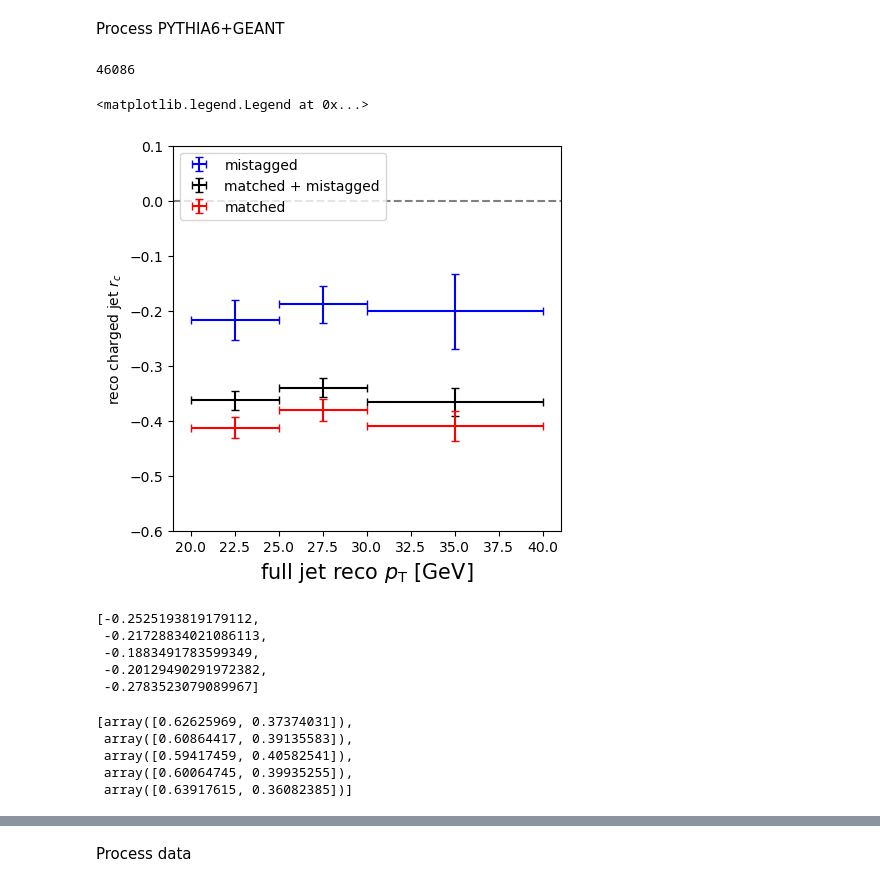
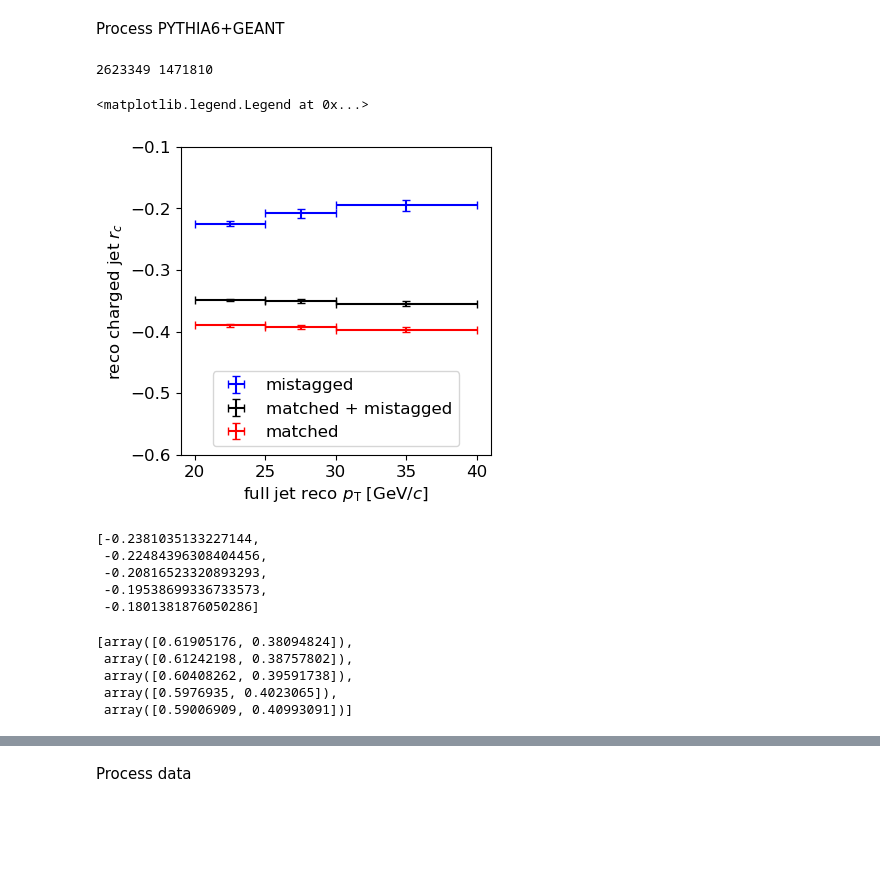
Before and after one commit to y-song/rc, a Jupyter notebook: pp/correction_nominal_detail.ipynb, the cells around one changed output, grey strips where cells are left out. Drawn from its saved outputs; the diff is of its cells as text; code cells hidden in the pictures; blank space fills up the shorter version.

Commit message:
New plots with the 2023 embedding

```diff
--- a/pp/correction_nominal_detail.ipynb
+++ b/pp/correction_nominal_detail.ipynb
@@ -60,11 +60,11 @@ def calc_hist(vals, bins=10, weights=None, density=False):
         errs /= density_int
     return hist, errs, bins
 # %%
-observables1 = ['pt','b','w','reject','pt1','pt2','y1','y2','phi1','phi2','nef','evid']
-observabless1 = ['pts','bs','ws','rejects','pt1s','pt2s','y1s','y2s','phi1s','phi2s','nefs','evids']
+observables1 = ['pt','b','w','y1','y2','phi1','phi2']
+observabless1 = ['pts','bs','ws','y1s','y2s','phi1s','phi2s','nefs']
 # %%
-df_allreco = applyCut(getData(observables1+observabless1, '/vast/palmer/home.grace/ys668/output/run12/all0615_final.root', "MatchedTree"),\
-              'pts>15 and bs!=-9 and reject<=0 and rejects<=0')
+df_allreco = applyCut(getData(observables1+observabless1, '/vast/palmer/home.grace/ys668/output/run12/all050124_rc.root', "MatchedTree"),\
+              'pts>15 and bs!=-9 and w<1')
 # %%
 distance1 = []
 distance2 = []
@@ -81,17 +81,15 @@ for i in range(0,df_allreco.shape[0]):
     distance2.append(np.sqrt(dphi2**2+(df_allreco.iloc[i]['y2']-df_allreco.iloc[i]['y2s'])**2))
 df_allreco['distance1'] = distance1
 df_allreco['distance2'] = distance2
-# %%
-df_allreco = applyCut(df_allreco, 'not (pts>25 and w>4e-9)')
 # %% [markdown]
 Process PYTHIA6+GEANT
 # %%
 df_allfake = applyCut(df_allreco, 'pt==-9 or b==-9 or distance1>0.02 or distance2>0.02')
 df_match = applyCut(df_allreco, 'pt!=-9 and b!=-9 and distance1<0.02 and distance2<0.02')
 # %%
-df_match.shape[0]
+print(df_match.shape[0], df_allfake.shape[0])
 # %% [output]
-46086
+2623349 1471810
 # %%
 df_allreco_pts_array = [ df_allreco[(df_allreco.pts>15) & (df_allreco.pts<20)],\
                        df_allreco[(df_allreco.pts>20) & (df_allreco.pts<25)],\
@@ -127,27 +125,28 @@ rc_err_allfake_bs_vs_pts_array = []
 for i in range(0, len(df_allfake_pts_array)):
     rc_allfake_bs_vs_pts_array.append(getRcAndErr(df_allfake_pts_array[i], 'bs')[0])
     rc_err_allfake_bs_vs_pts_array.append(getRcAndErr(df_allfake_pts_array[i], 'bs')[1])
+# %%
+plt.rcParams['font.size'] = 12
 # %%
-fig=plt.figure(figsize=(5,5))
+fig=plt.figure(figsize=(4,4))
 plt.errorbar([22.5, 27.5, 35], rc_allfake_bs_vs_pts_array[1:-1], xerr=[2.5, 2.5, 5], yerr=rc_err_allfake_bs_vs_pts_array[1:-1], capsize=3, color='b', ls='none', label='mistagged')
 plt.errorbar([22.5, 27.5, 35], rc_allreco_bs_vs_pts_array[1:], xerr=[2.5, 2.5, 5], yerr=rc_err_allreco_bs_vs_pts_array[1:], capsize=3, color='k', ls='none', label='matched + mistagged')
 plt.errorbar([22.5, 27.5, 35], rc_match_bs_vs_pts_array[1:-1], xerr=[2.5, 2.5, 5], yerr=rc_err_match_bs_vs_pts_array[1:-1], capsize=3, color='r', ls='none', label='matched')
-plt.xlabel('full jet reco $p_{\mathrm{T}}$ [GeV]', fontsize=15)
-plt.axhline(y=0.0, color='grey', linestyle='--')
+plt.xlabel('full jet reco $p_{\mathrm{T}}$ [GeV$/c$]')
 plt.ylabel('reco charged jet $r_c$')
-plt.ylim(-0.6,0.1)
-plt.legend(loc='upper left')
+plt.ylim(-0.6,-0.1)
+plt.legend(loc='lower center')
 # %% [output]
 <matplotlib.legend.Legend at 0x...>
-[figure, old version]
+[figure, new version]
 # %%
 rc_allfake_bs_vs_pts_array
 # %% [output]
-[-0.2525193819179112,
- -0.21728834021086113,
- -0.1883491783599349,
- -0.20129490291972382,
- -0.2783523079089967]
+[-0.2381035133227144,
+ -0.22484396308404456,
+ -0.20816523320893293,
+ -0.19538699336733573,
+ -0.1801381876050286]
 # %%
 ob = 'b'
 range_low = -1.2
@@ -162,11 +161,11 @@ for i in range(0,5):
 # %%
 b_fake_array
 # %% [output]
-[array([0.62625969, 0.37374031]),
- array([0.60864417, 0.39135583]),
- array([0.59417459, 0.40582541]),
- array([0.60064745, 0.39935255]),
- array([0.63917615, 0.36082385])]
+[array([0.61905176, 0.38094824]),
+ array([0.61242198, 0.38757802]),
+ array([0.60408262, 0.39591738]),
+ array([0.5976935, 0.4023065]),
+ array([0.59006909, 0.40993091])]
 # %%
 df_match_pt_array = [ df_match[(df_match.pt>15) & (df_match.pt<20)],\
                        df_match[(df_match.pt>20) & (df_match.pt<25)],\
```
Also changed, not shown: parts of 19 cells of this notebook, 1 other file.
